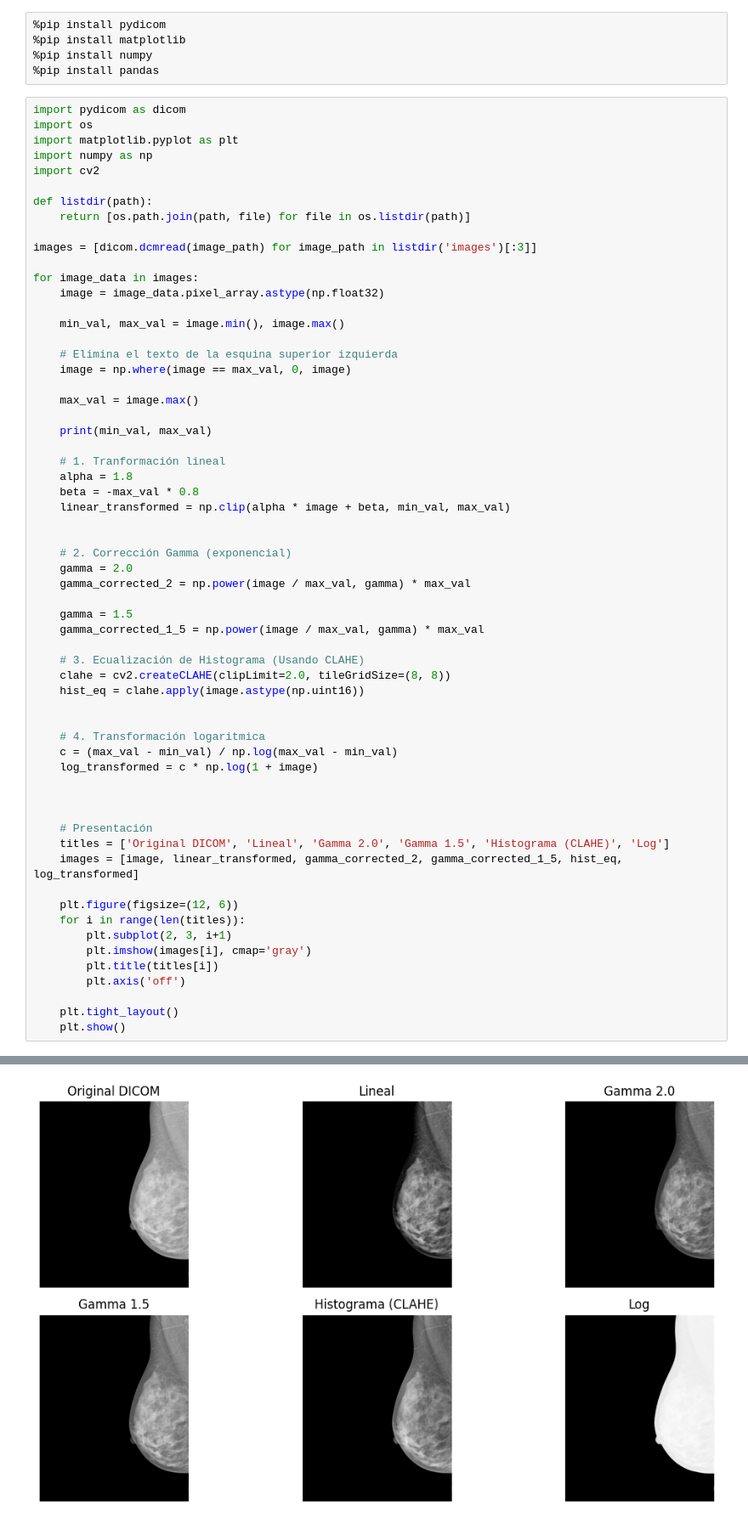
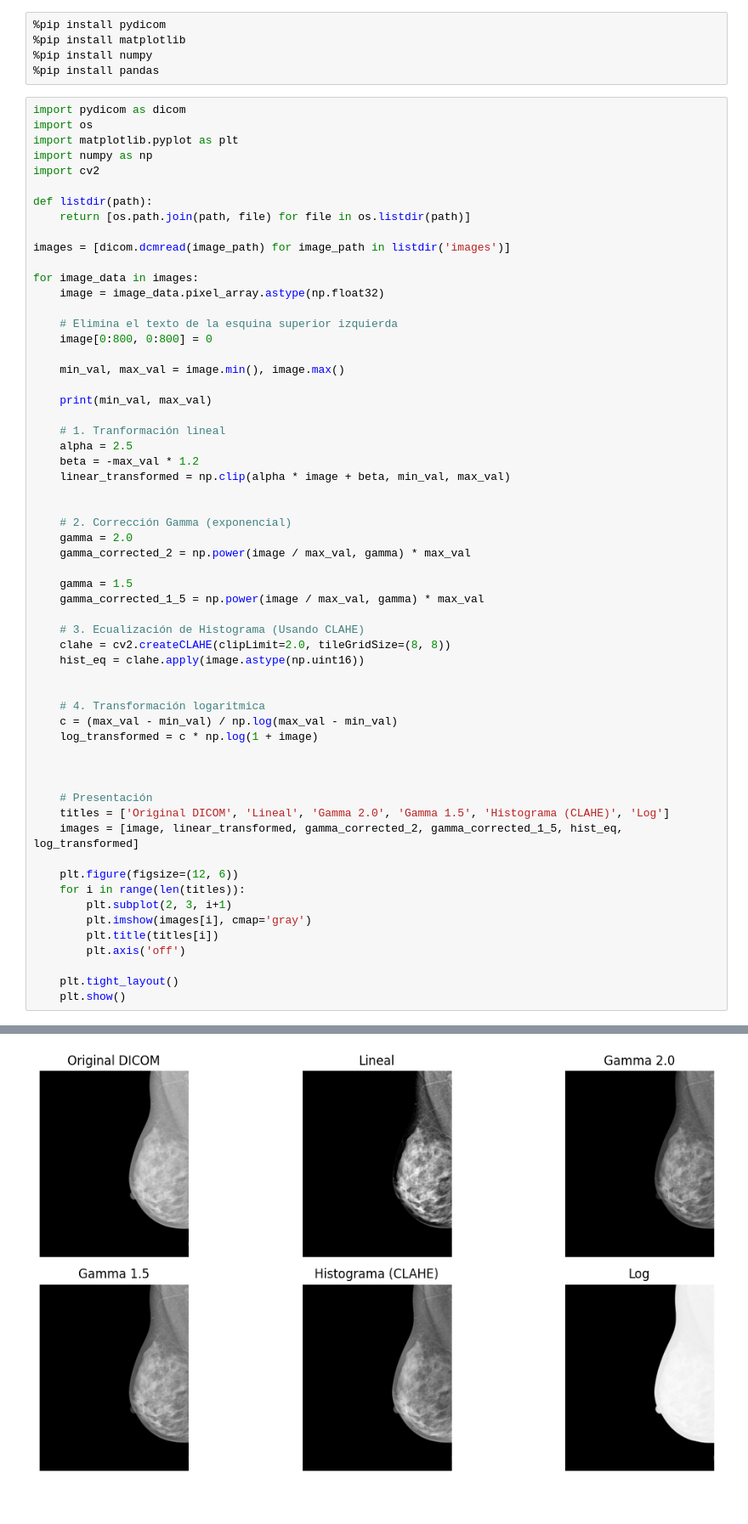
Before and after one commit to amezquitam/masses-mammo, a Jupyter notebook: mammo-main.ipynb, the cells around one changed output, grey strips where cells are left out. Shown at 85% size. Saved outputs shown, nothing was run; the diff lists cells and outputs as text.

```diff
--- a/mammo-main.ipynb
+++ b/mammo-main.ipynb
@@ -110,23 +110,21 @@ import cv2
 def listdir(path):
     return [os.path.join(path, file) for file in os.listdir(path)]
 
-images = [dicom.dcmread(image_path) for image_path in listdir('images')[:3]]
+images = [dicom.dcmread(image_path) for image_path in listdir('images')]
 
 for image_data in images:
     image = image_data.pixel_array.astype(np.float32)
 
+    # Elimina el texto de la esquina superior izquierda
+    image[0:800, 0:800] = 0
+
     min_val, max_val = image.min(), image.max()
-
-    # Elimina el texto de la esquina superior izquierda
-    image = np.where(image == max_val, 0, image)
-
-    max_val = image.max()
 
     print(min_val, max_val)
 
     # 1. Tranformación lineal
-    alpha = 1.8
-    beta = -max_val * 0.8
+    alpha = 2.5
+    beta = -max_val * 1.2
     linear_transformed = np.clip(alpha * image + beta, min_val, max_val)
 
 
@@ -136,31 +134,31 @@ for image_data in images:
 
     gamma = 1.5
     gamma_corrected_1_5 = np.power(image / max_val, gamma) * max_val
 
     # 3. Ecualización de Histograma (Usando CLAHE)
     clahe = cv2.createCLAHE(clipLimit=2.0, tileGridSize=(8, 8))
     hist_eq = clahe.apply(image.astype(np.uint16))
 
 
     # 4. Transformación logaritmica
     c = (max_val - min_val) / np.log(max_val - min_val)
     log_transformed = c * np.log(1 + image)
 
 
 
     # Presentación
     titles = ['Original DICOM', 'Lineal', 'Gamma 2.0', 'Gamma 1.5', 'Histograma (CLAHE)', 'Log']
     images = [image, linear_transformed, gamma_corrected_2, gamma_corrected_1_5, hist_eq, log_transformed]
 
     plt.figure(figsize=(12, 6))
     for i in range(len(titles)):
         plt.subplot(2, 3, i+1)
         plt.imshow(images[i], cmap='gray')
         plt.title(titles[i])
         plt.axis('off')
 
     plt.tight_layout()
     plt.show()
 # %% [output]
 0.0 2143.0
-[figure, old version]
+[figure, new version]
```
Also changed, not shown: parts of 1 cell of this notebook.
